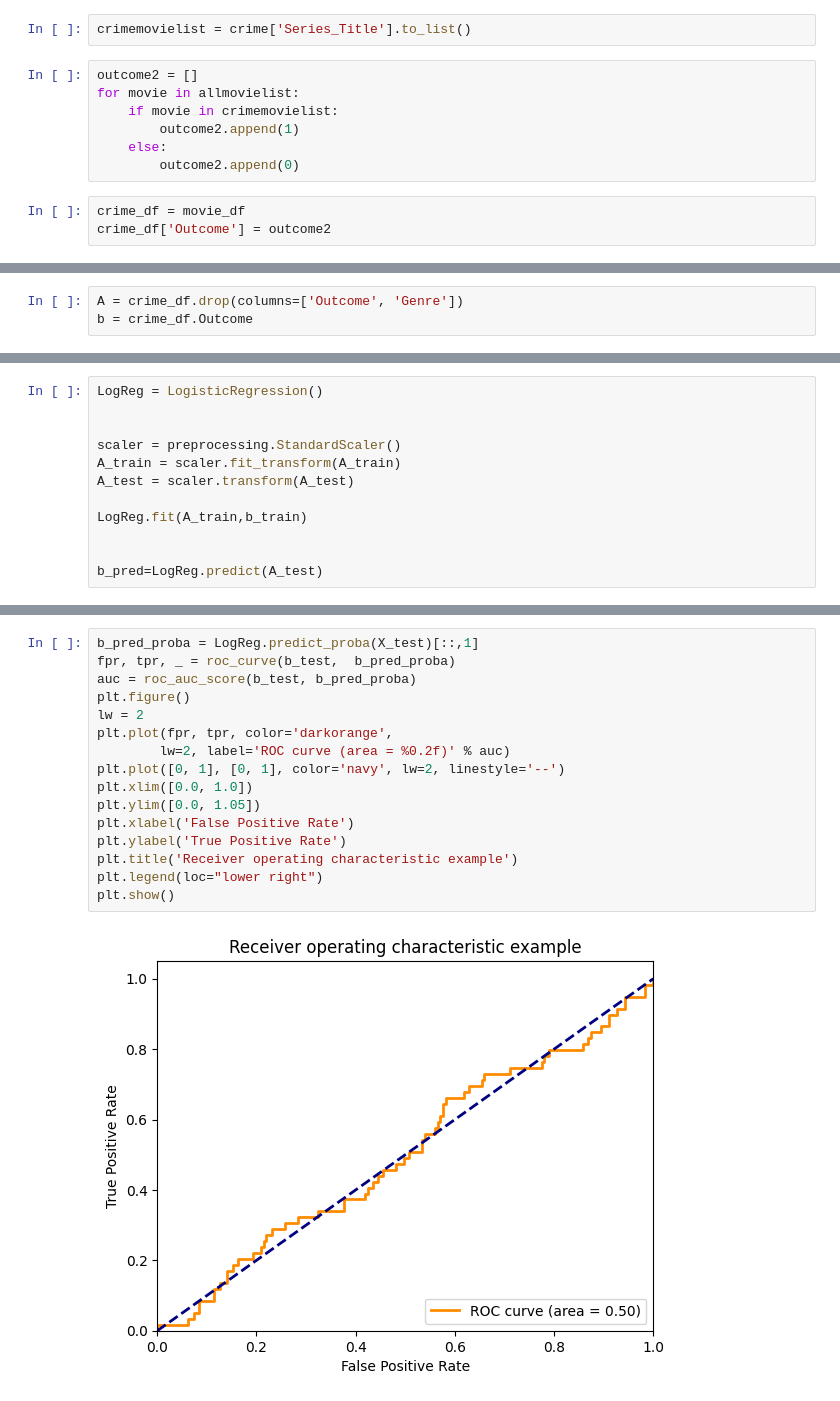
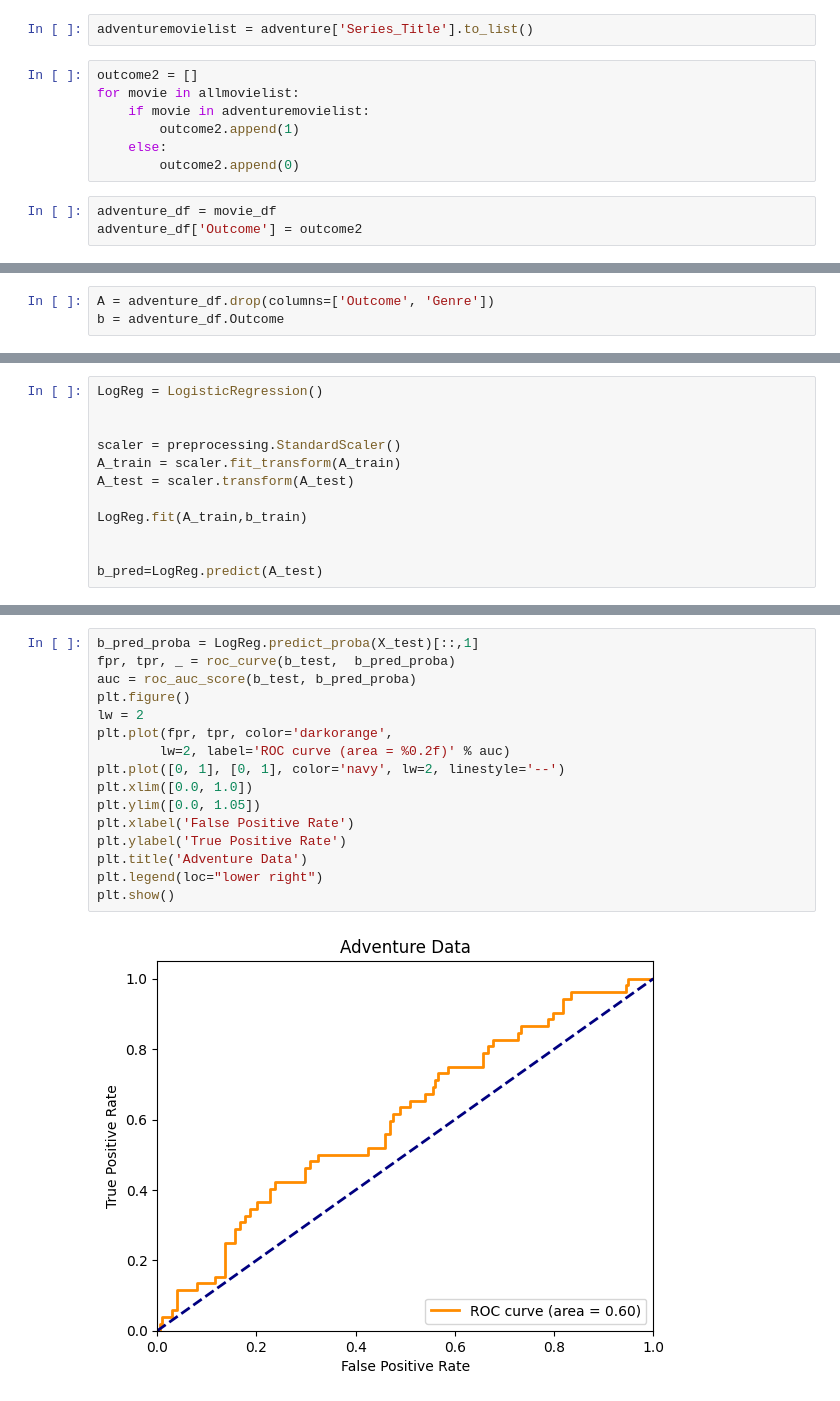
Before and after one commit to ColeDM-2020/INST-354-Project, a Jupyter notebook: Final_Project.ipynb, the cells around one changed output, grey strips where cells are left out. Drawn from its saved outputs; the diff is of its cells as text.

```diff
--- a/Final_Project.ipynb
+++ b/Final_Project.ipynb
@@ -285,12 +285,12 @@ crime
 # %%
-crimemovielist = crime['Series_Title'].to_list()
+adventuremovielist = adventure['Series_Title'].to_list()
 # %%
 outcome2 = []
 for movie in allmovielist:
-    if movie in crimemovielist:
+    if movie in adventuremovielist:
         outcome2.append(1)
     else:
         outcome2.append(0)
 # %%
-crime_df = movie_df
-crime_df['Outcome'] = outcome2
+adventure_df = movie_df
+adventure_df['Outcome'] = outcome2
@@ -314,6 +314,6 @@ crime_df
 # %%
-A = crime_df.drop(columns=['Outcome', 'Genre'])
-b = crime_df.Outcome
+A = adventure_df.drop(columns=['Outcome', 'Genre'])
+b = adventure_df.Outcome
 # %%
 A.head()
 # %% [output]
@@ -390,18 +404,18 @@ Recall: 0.0
 # %%
 b_pred_proba = LogReg.predict_proba(X_test)[::,1]
 fpr, tpr, _ = roc_curve(b_test,  b_pred_proba)
 auc = roc_auc_score(b_test, b_pred_proba)
 plt.figure()
 lw = 2
 plt.plot(fpr, tpr, color='darkorange',
         lw=2, label='ROC curve (area = %0.2f)' % auc)
 plt.plot([0, 1], [0, 1], color='navy', lw=2, linestyle='--')
 plt.xlim([0.0, 1.0])
 plt.ylim([0.0, 1.05])
 plt.xlabel('False Positive Rate')
 plt.ylabel('True Positive Rate')
-plt.title('Receiver operating characteristic example')
+plt.title('Adventure Data')
 plt.legend(loc="lower right")
 plt.show()
 # %% [output]
-[figure, old version]
+[figure, new version]
```
Also changed, not shown: parts of 15 cells of this notebook.
